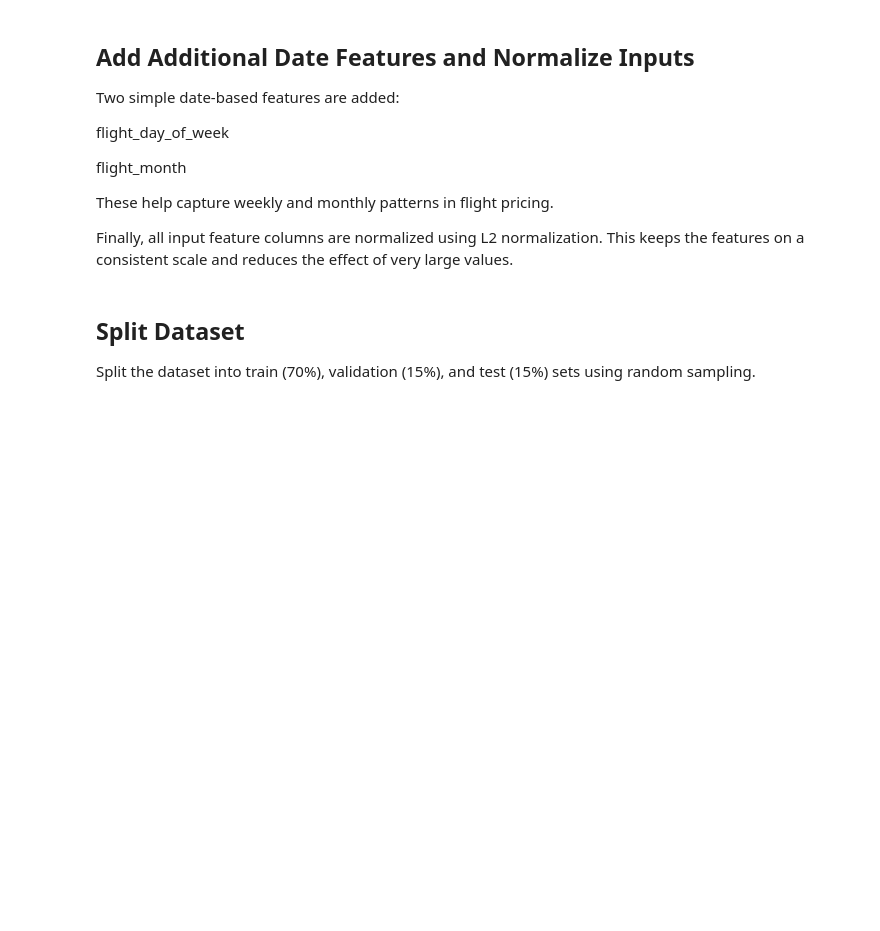
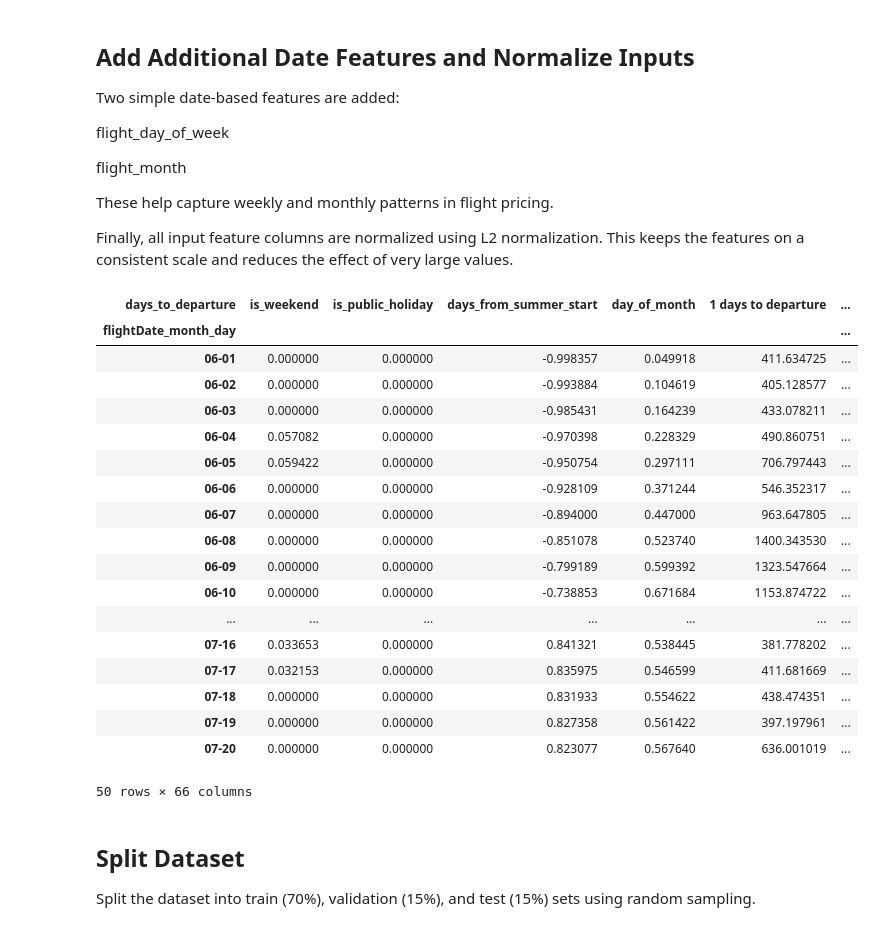
Before and after one commit to AndrasFerenczy/Applied-Machine-Learning-Project-CS-5785, a Jupyter notebook: preprocessing_v2.ipynb, the cells around one changed output. Cells and saved outputs as stored; diff of their text form; code cells hidden in the pictures; blank space fills up the shorter version.

```diff
--- a/preprocessing_v2.ipynb
+++ b/preprocessing_v2.ipynb
@@ -248,26 +291,47 @@ This keeps the features on a consistent scale and reduces the effect of very lar
 # %%
 # Add date-based features
 flightDate = pd.to_datetime("2022-" + df_clean.index)
 df_clean["flight_day_of_week"] = flightDate.dayofweek / 6
 df_clean["flight_month"] = (flightDate.month - 1) / 11
 
 # L2 normalize all feature columns
 from sklearn.preprocessing import Normalizer
 normalizer = Normalizer(norm="l2")
 
 feature_cols = [
     "day_of_month",
     "is_weekend",
     "is_public_holiday",
     "days_from_summer_start",
     "flight_day_of_week",
     "flight_month"
 ]
 
 df_clean[feature_cols] = normalizer.fit_transform(df_clean[feature_cols])
 
 # This is the final dataframe used for splitting
 df_for_split = df_clean
+df_for_split.iloc[0:50]
+# %% [output]
+| days_to_departure | is_weekend | is_public_holiday | days_from_summer_start | day_of_month | 1 days to departure | ... |
+| flightDate_month_day |  |  |  |  |  | ... |
+| 06-01 | 0.000000 | 0.000000 | -0.998357 | 0.049918 | 411.634725 | ... |
+| 06-02 | 0.000000 | 0.000000 | -0.993884 | 0.104619 | 405.128577 | ... |
+| 06-03 | 0.000000 | 0.000000 | -0.985431 | 0.164239 | 433.078211 | ... |
+| 06-04 | 0.057082 | 0.000000 | -0.970398 | 0.228329 | 490.860751 | ... |
+| 06-05 | 0.059422 | 0.000000 | -0.950754 | 0.297111 | 706.797443 | ... |
+| 06-06 | 0.000000 | 0.000000 | -0.928109 | 0.371244 | 546.352317 | ... |
+| 06-07 | 0.000000 | 0.000000 | -0.894000 | 0.447000 | 963.647805 | ... |
+| 06-08 | 0.000000 | 0.000000 | -0.851078 | 0.523740 | 1400.343530 | ... |
+| 06-09 | 0.000000 | 0.000000 | -0.799189 | 0.599392 | 1323.547664 | ... |
+| 06-10 | 0.000000 | 0.000000 | -0.738853 | 0.671684 | 1153.874722 | ... |
+| ... | ... | ... | ... | ... | ... | ... |
+| 07-16 | 0.033653 | 0.000000 | 0.841321 | 0.538445 | 381.778202 | ... |
+| 07-17 | 0.032153 | 0.000000 | 0.835975 | 0.546599 | 411.681669 | ... |
+| 07-18 | 0.000000 | 0.000000 | 0.831933 | 0.554622 | 438.474351 | ... |
+| 07-19 | 0.000000 | 0.000000 | 0.827358 | 0.561422 | 397.197961 | ... |
+| 07-20 | 0.000000 | 0.000000 | 0.823077 | 0.567640 | 636.001019 | ... |
+50 rows × 66 columns
 # %% [markdown]
 ## Split Dataset
 Split the dataset into train (70%), validation (15%), and test (15%) sets using random sampling.
```
Also changed, not shown: parts of 2 cells of this notebook.
